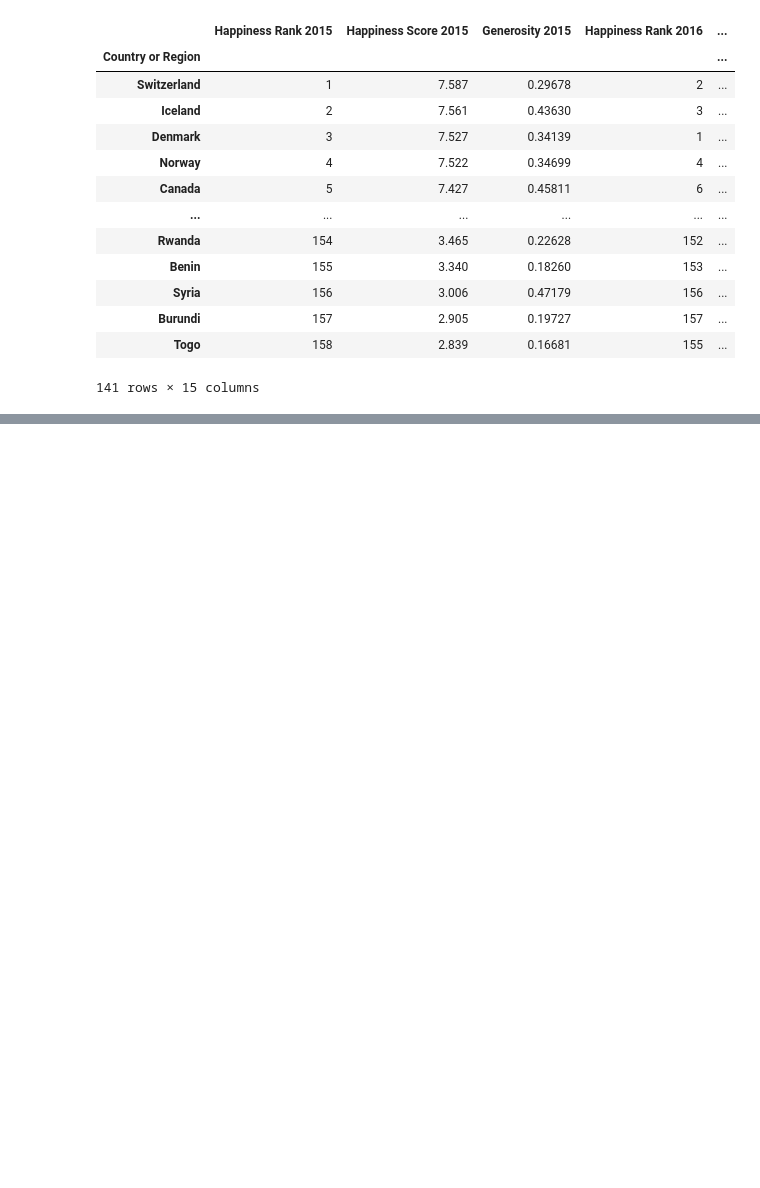
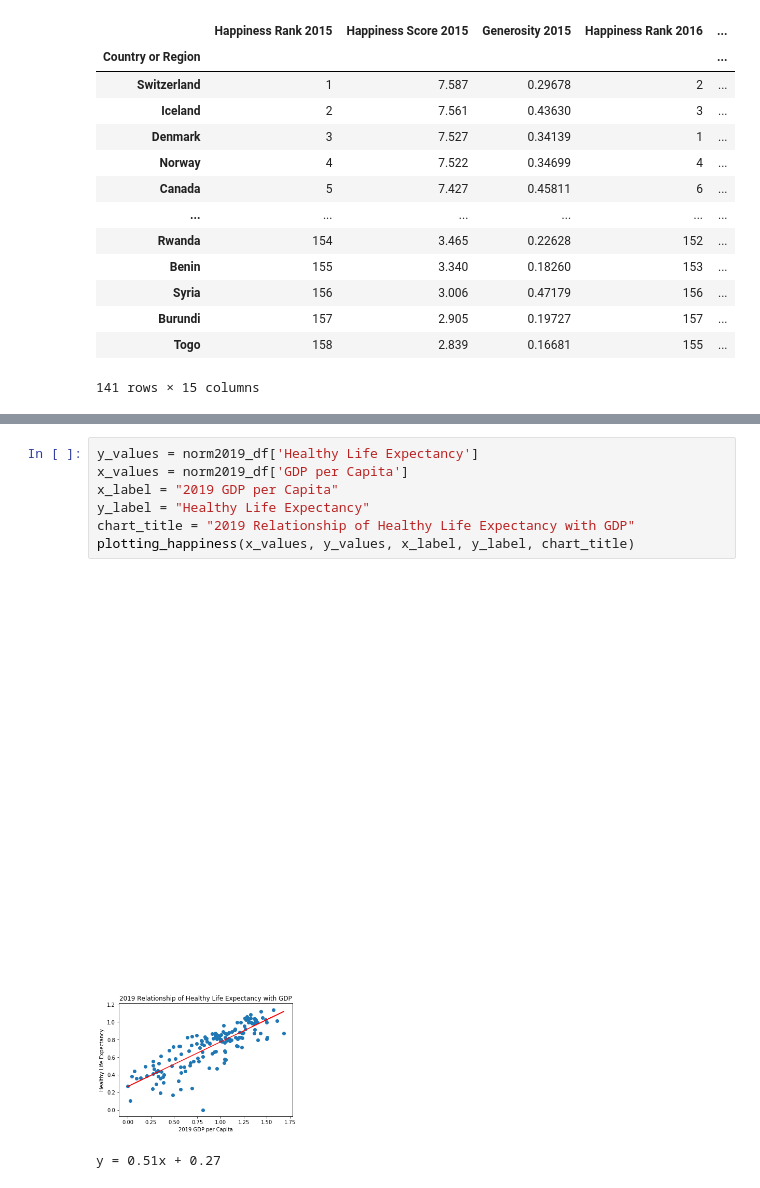
Before and after one commit to DanyCh093/Project-One-, a Jupyter notebook: world-happiness/Happiness_Index_Renamed.ipynb, the cells around one changed output, grey strips where cells are left out. Drawn from its saved outputs; the diff is of its cells as text; blank space fills up the shorter version.

```diff
--- a/world-happiness/Happiness_Index_Renamed.ipynb
+++ b/world-happiness/Happiness_Index_Renamed.ipynb
@@ -502,0 +587,10 @@ fd_all
+# %%
+y_values = norm2019_df['Healthy Life Expectancy']
+x_values = norm2019_df['GDP per Capita']
+x_label = "2019 GDP per Capita"
+y_label = "Healthy Life Expectancy"
+chart_title = "2019 Relationship of Healthy Life Expectancy with GDP"
+plotting_happiness(x_values, y_values, x_label, y_label, chart_title)
+# %% [output]
+[figure, added]
+y = 0.51x + 0.27
```
Also changed, not shown: parts of 23 cells of this notebook.
